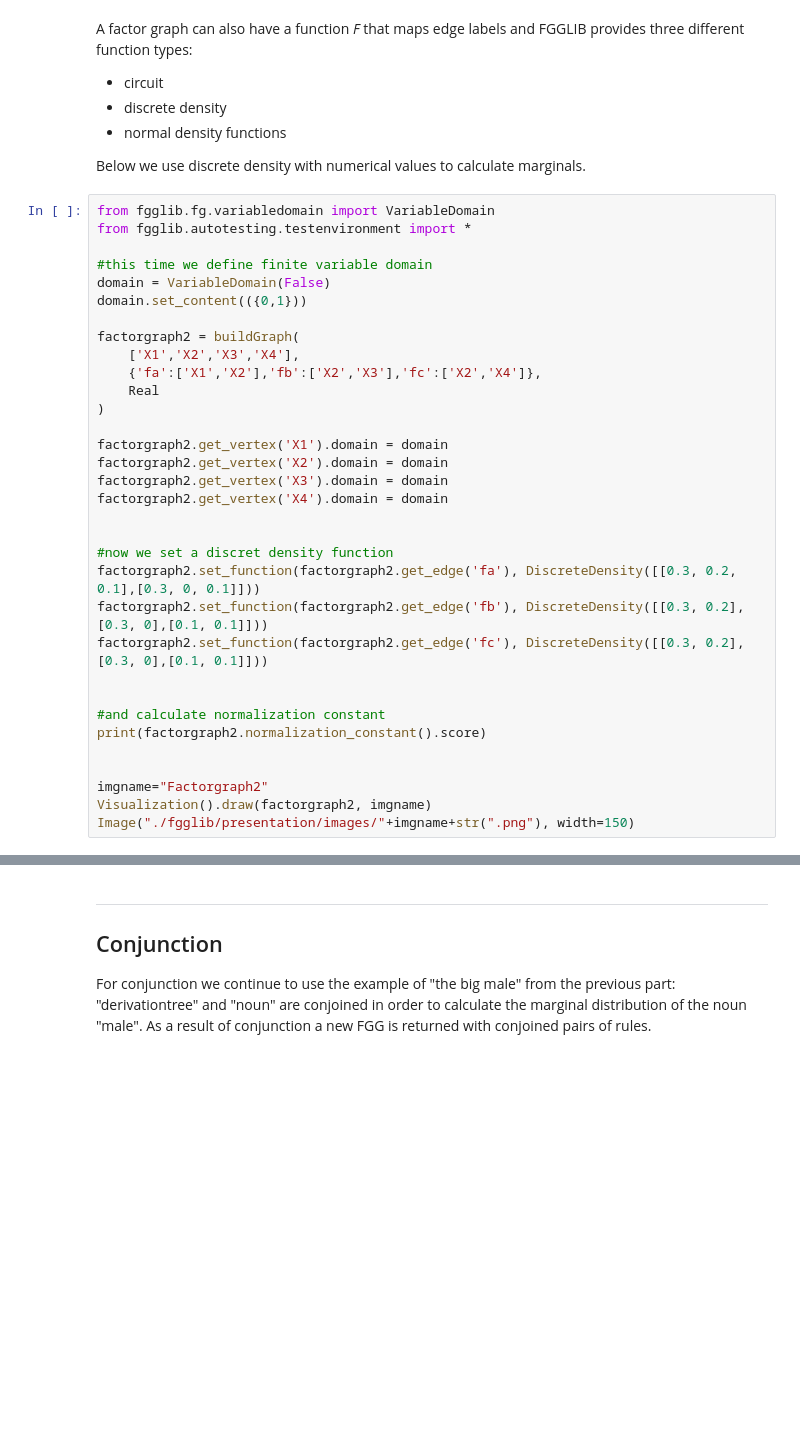
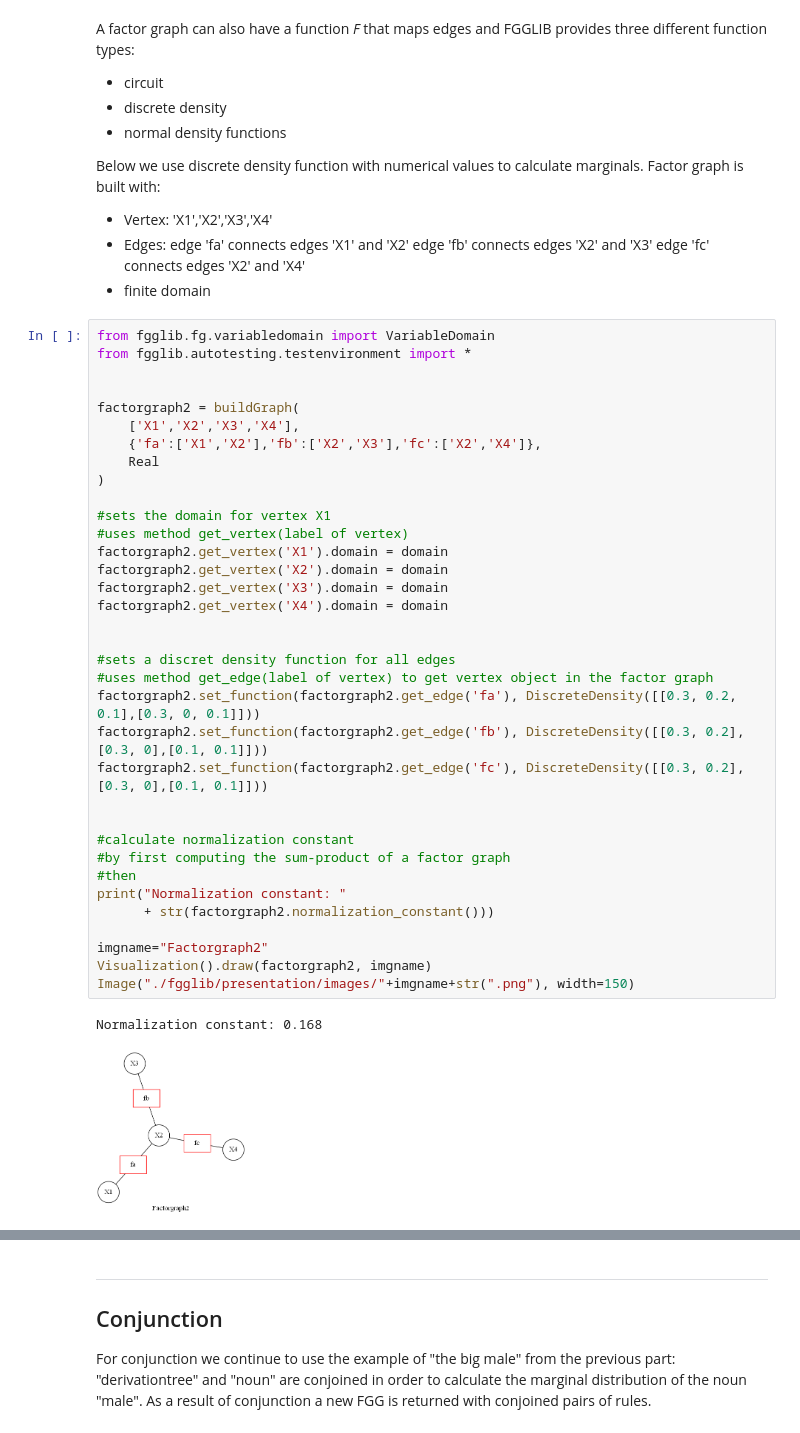
Before and after one commit to dogtype/AFLTProject, a Jupyter notebook: fgglib/presentation/presentation.ipynb, the cells around one changed output, grey strips where cells are left out. Saved outputs shown, nothing was run; the diff lists cells and outputs as text; blank space fills up the shorter version.

```diff
--- a/fgglib/presentation/presentation.ipynb
+++ b/fgglib/presentation/presentation.ipynb
@@ -135,40 +121,51 @@ Image("./fgglib/presentation/images/"+imgname+str(".png"), width=150)
 # %% [markdown]
-A factor graph can also have a function *F* that maps edge labels and FGGLIB provides three different function types:
+A factor graph can also have a function *F* that maps edges and FGGLIB provides three different function types:
 - circuit
 - discrete density
 - normal density functions
 
-Below we use discrete density with numerical values to  calculate marginals.
+Below we use discrete density function with numerical values to  calculate marginals.
+Factor graph is built with:
+- Vertex:   'X1','X2','X3','X4'
+- Edges:    edge 'fa' connects edges 'X1' and 'X2'
+            edge 'fb' connects edges 'X2' and 'X3'
+            edge 'fc' connects edges 'X2' and 'X4'
+- finite domain
 # %%
 from fgglib.fg.variabledomain import VariableDomain
 from fgglib.autotesting.testenvironment import *
 
-#this time we define finite variable domain
-domain = VariableDomain(False)
-domain.set_content(({0,1}))
 
 factorgraph2 = buildGraph(
     ['X1','X2','X3','X4'],
     {'fa':['X1','X2'],'fb':['X2','X3'],'fc':['X2','X4']},
     Real
 )
 
+#sets the domain for vertex X1
+#uses method get_vertex(label of vertex)
 factorgraph2.get_vertex('X1').domain = domain
 factorgraph2.get_vertex('X2').domain = domain
 factorgraph2.get_vertex('X3').domain = domain
 factorgraph2.get_vertex('X4').domain = domain
 
 
-#now we set a discret density function
+#sets a discret density function for all edges
+#uses method get_edge(label of vertex) to get vertex object in the factor graph
 factorgraph2.set_function(factorgraph2.get_edge('fa'), DiscreteDensity([[0.3, 0.2, 0.1],[0.3, 0, 0.1]]))
 factorgraph2.set_function(factorgraph2.get_edge('fb'), DiscreteDensity([[0.3, 0.2],[0.3, 0],[0.1, 0.1]]))
 factorgraph2.set_function(factorgraph2.get_edge('fc'), DiscreteDensity([[0.3, 0.2],[0.3, 0],[0.1, 0.1]]))
 
 
-#and calculate normalization constant
-print(factorgraph2.normalization_constant().score)
-
+#calculate normalization constant
+#by first computing the sum-product of a factor graph
+#then
+print("Normalization constant: "
+      + str(factorgraph2.normalization_constant()))
 
 imgname="Factorgraph2"
 Visualization().draw(factorgraph2, imgname)
 Image("./fgglib/presentation/images/"+imgname+str(".png"), width=150)
+# %% [output]
+Normalization constant: 0.168
+[figure, added]
```
Also changed, not shown: parts of 7 cells of this notebook, 1 other file.
